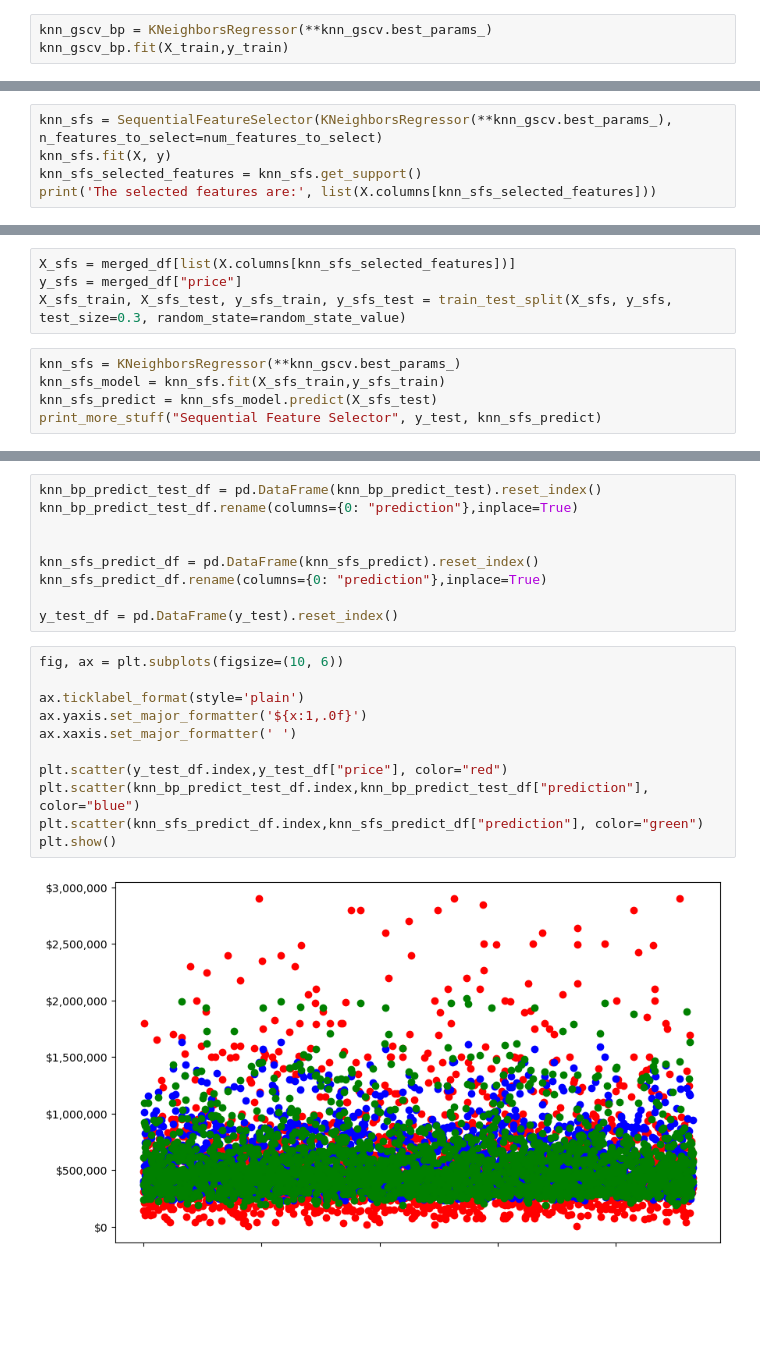
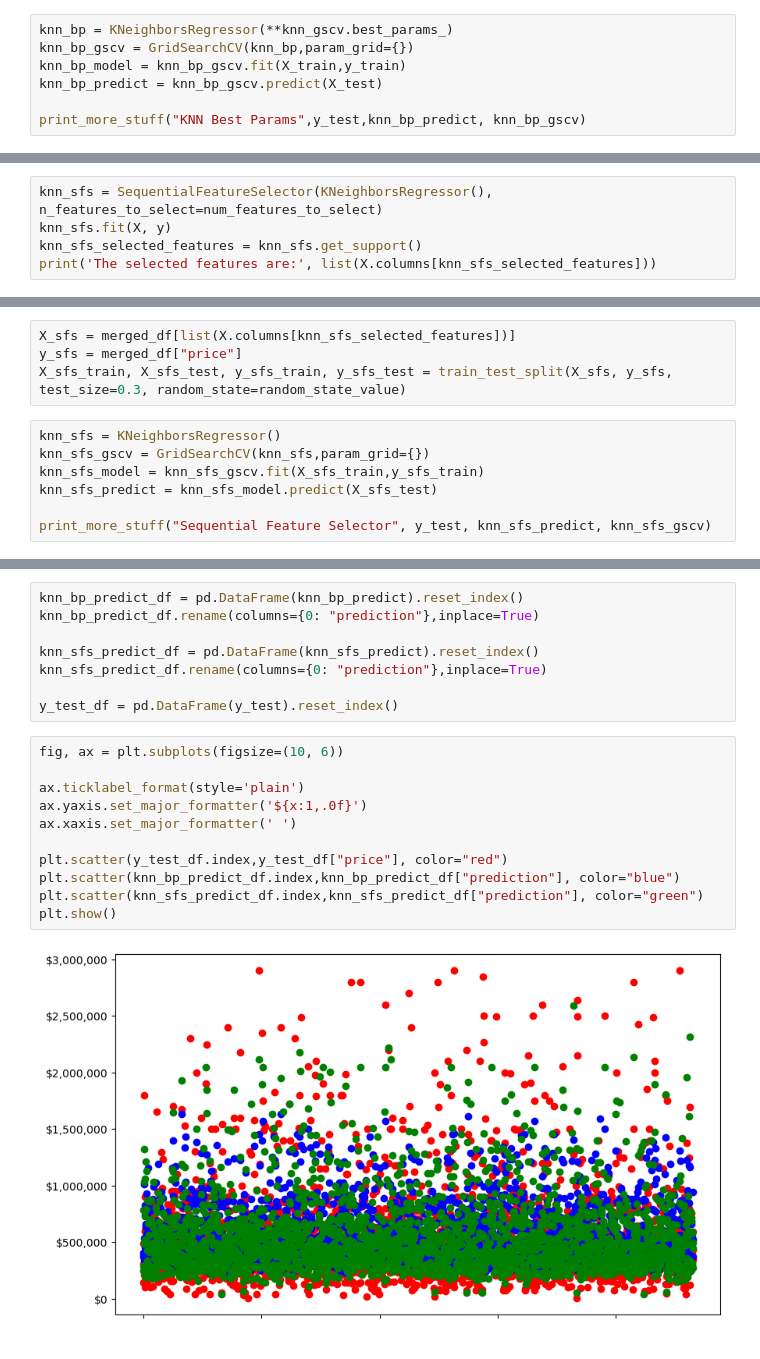
Before and after one commit to jiml-mlai-bootcamp-ucberkeley/Capstone_1, a Jupyter notebook: nj/KNeighbors LatLong.ipynb, the cells around one changed output, grey strips where cells are left out. Saved outputs shown, nothing was run; the diff lists cells and outputs as text; blank space fills up the shorter version.

```diff
--- a/nj/KNeighbors LatLong.ipynb
+++ b/nj/KNeighbors LatLong.ipynb
@@ -121,6 +130,10 @@ print(f"Best parameters found: {knn_gscv.best_params_}")
 # %% [output]
 Best parameters found: {'n_neighbors': 45}
 # %%
-knn_gscv_bp = KNeighborsRegressor(**knn_gscv.best_params_)
-knn_gscv_bp.fit(X_train,y_train)
+knn_bp = KNeighborsRegressor(**knn_gscv.best_params_)
+knn_bp_gscv = GridSearchCV(knn_bp,param_grid={})
+knn_bp_model = knn_bp_gscv.fit(X_train,y_train)
+knn_bp_predict = knn_bp_gscv.predict(X_test)
+
+print_more_stuff("KNN Best Params",y_test,knn_bp_predict, knn_bp_gscv)
 # %% [output]
@@ -135,5 +145,5 @@ KNN Best Params R2 = 0.443654
 # %%
-knn_sfs = SequentialFeatureSelector(KNeighborsRegressor(**knn_gscv.best_params_), n_features_to_select=num_features_to_select)
+knn_sfs = SequentialFeatureSelector(KNeighborsRegressor(), n_features_to_select=num_features_to_select)
 knn_sfs.fit(X, y)
 knn_sfs_selected_features = knn_sfs.get_support()
 print('The selected features are:', list(X.columns[knn_sfs_selected_features]))
@@ -144,8 +154,10 @@ X_sfs = merged_df[list(X.columns[knn_sfs_selected_features])]
 y_sfs = merged_df["price"]
 X_sfs_train, X_sfs_test, y_sfs_train, y_sfs_test = train_test_split(X_sfs, y_sfs, test_size=0.3, random_state=random_state_value)
 # %%
-knn_sfs = KNeighborsRegressor(**knn_gscv.best_params_)
-knn_sfs_model = knn_sfs.fit(X_sfs_train,y_sfs_train)
+knn_sfs = KNeighborsRegressor()
+knn_sfs_gscv = GridSearchCV(knn_sfs,param_grid={})
+knn_sfs_model = knn_sfs_gscv.fit(X_sfs_train,y_sfs_train)
 knn_sfs_predict = knn_sfs_model.predict(X_sfs_test)
-print_more_stuff("Sequential Feature Selector", y_test, knn_sfs_predict)
+
+print_more_stuff("Sequential Feature Selector", y_test, knn_sfs_predict, knn_sfs_gscv)
 # %% [output]
@@ -155,7 +169,6 @@ Sequential Feature Selector R2 = 0.543629
 # %%
-knn_bp_predict_test_df = pd.DataFrame(knn_bp_predict_test).reset_index()
-knn_bp_predict_test_df.rename(columns={0: "prediction"},inplace=True)
-
+knn_bp_predict_df = pd.DataFrame(knn_bp_predict).reset_index()
+knn_bp_predict_df.rename(columns={0: "prediction"},inplace=True)
 
 knn_sfs_predict_df = pd.DataFrame(knn_sfs_predict).reset_index()
 knn_sfs_predict_df.rename(columns={0: "prediction"},inplace=True)
@@ -164,16 +177,16 @@ y_test_df = pd.DataFrame(y_test).reset_index()
 # %%
 fig, ax = plt.subplots(figsize=(10, 6))
 
 ax.ticklabel_format(style='plain')
 ax.yaxis.set_major_formatter('${x:1,.0f}')
 ax.xaxis.set_major_formatter(' ')
 
 plt.scatter(y_test_df.index,y_test_df["price"], color="red")
-plt.scatter(knn_bp_predict_test_df.index,knn_bp_predict_test_df["prediction"], color="blue")
+plt.scatter(knn_bp_predict_df.index,knn_bp_predict_df["prediction"], color="blue")
 plt.scatter(knn_sfs_predict_df.index,knn_sfs_predict_df["prediction"], color="green")
 plt.show()
 # %% [output]
-[figure, old version]
+[figure, new version]
 # %%
 results_dict
 # %% [output]
```
Also changed, not shown: parts of 7 cells of this notebook.
